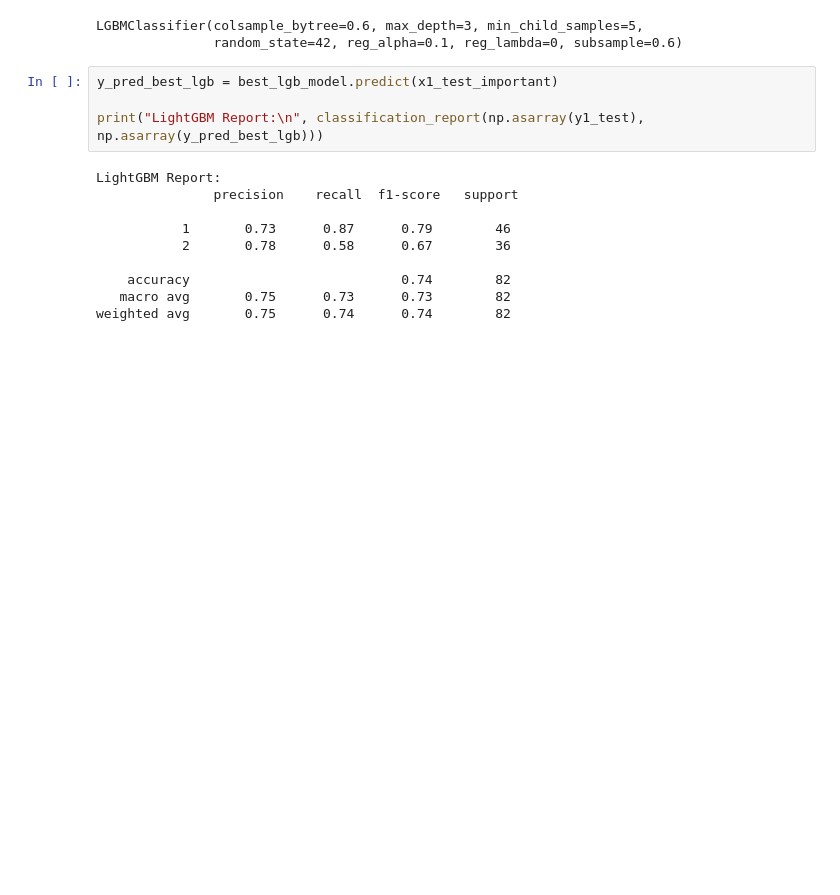
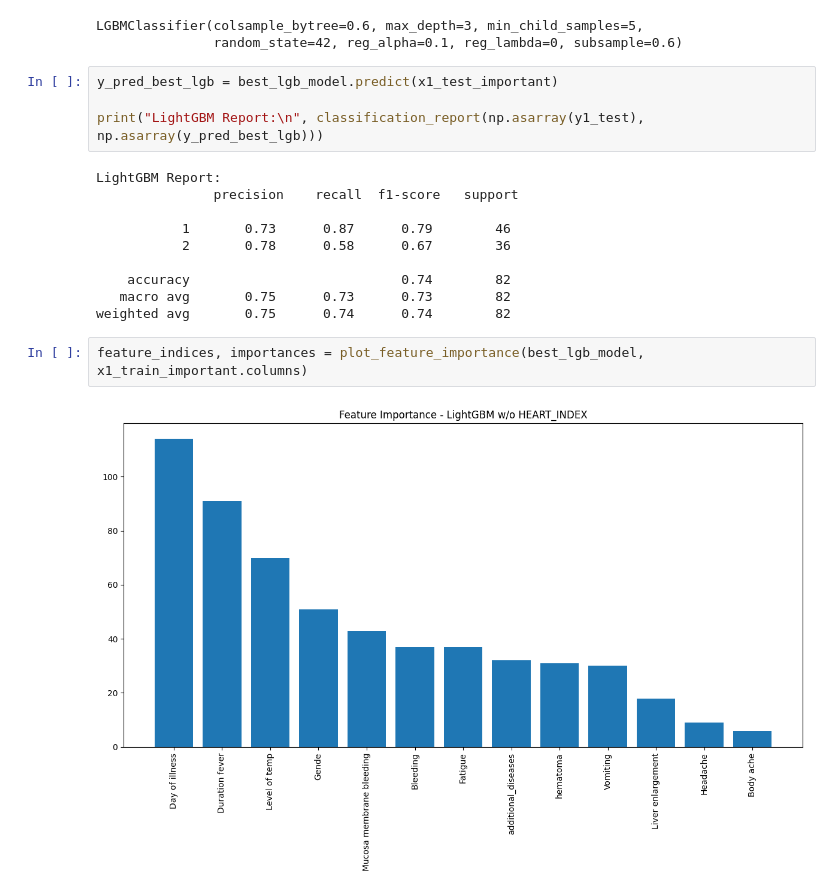
Before and after one commit to khnam-ng/SevereDengueFever, a Jupyter notebook: notebooks/LightGBM.ipynb, the cells around one changed output. Cells and saved outputs as stored; diff of their text form; blank space fills up the shorter version.

```diff
--- a/notebooks/LightGBM.ipynb
+++ b/notebooks/LightGBM.ipynb
@@ -274,3 +274,7 @@ LightGBM Report:
     accuracy                           0.74        82
    macro avg       0.75      0.73      0.73        82
 weighted avg       0.75      0.74      0.74        82
+# %%
+feature_indices, importances = plot_feature_importance(best_lgb_model, x1_train_important.columns)
+# %% [output]
+[figure, added]
```
Also changed, not shown: parts of 4 cells of this notebook, 1 other file.
